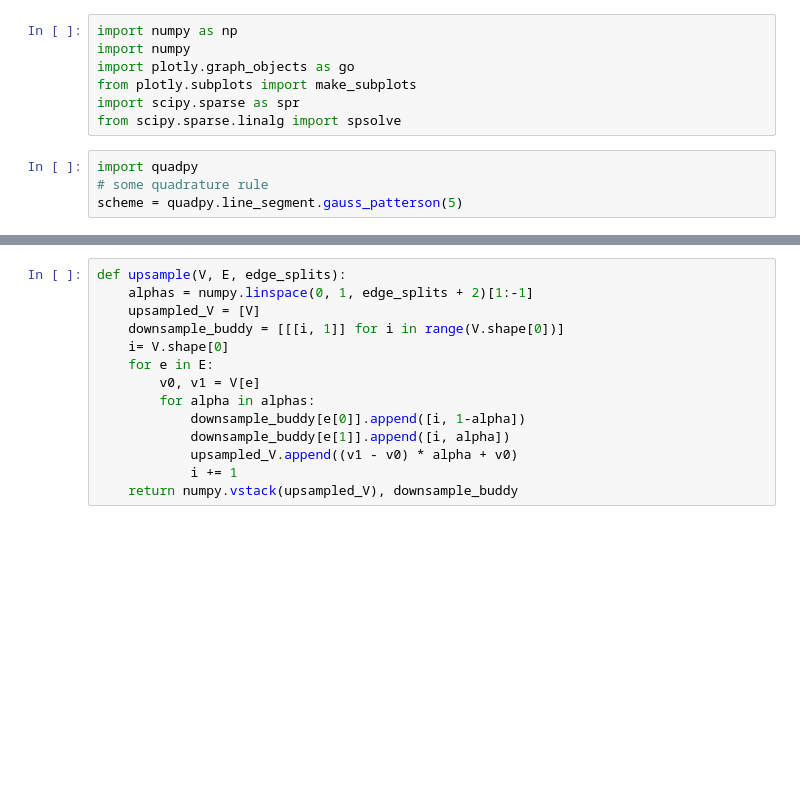
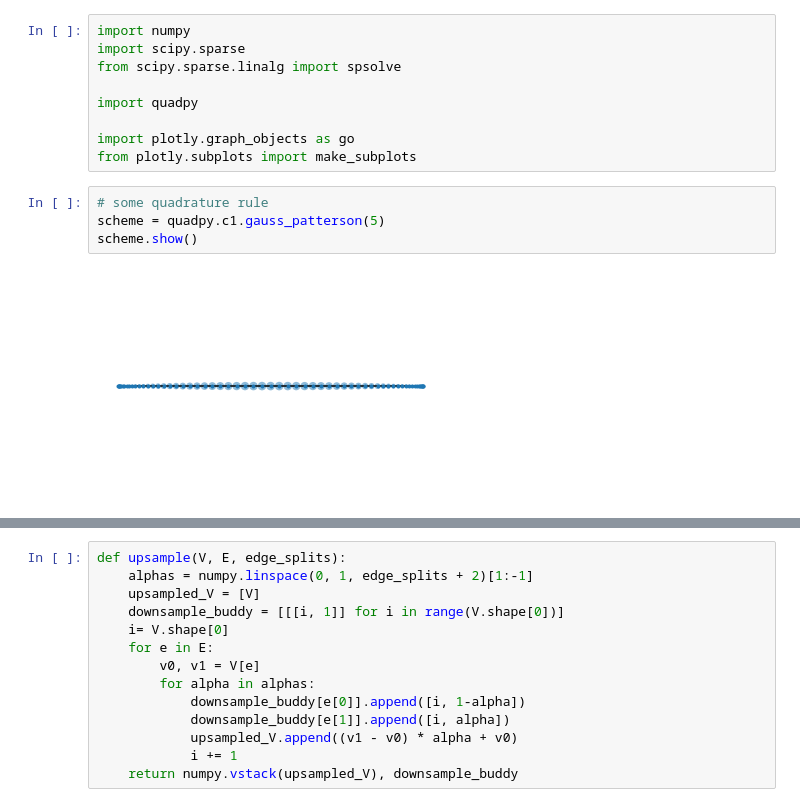
Before and after one commit to zfergus/high-order-ipc-data, a Jupyter notebook: notebooks/displacement_map.ipynb, the cells around one changed output, grey strips where cells are left out. Saved outputs shown, nothing was run; the diff lists cells and outputs as text; blank space fills up the shorter version.

```diff
--- a/notebooks/displacement_map.ipynb
+++ b/notebooks/displacement_map.ipynb
@@ -1,11 +1,15 @@
 # %%
-import numpy as np
 import numpy
+import scipy.sparse
+from scipy.sparse.linalg import spsolve
+
+import quadpy
+
 import plotly.graph_objects as go
 from plotly.subplots import make_subplots
-import scipy.sparse as spr
-from scipy.sparse.linalg import spsolve
 # %%
-import quadpy
 # some quadrature rule
-scheme = quadpy.line_segment.gauss_patterson(5)
+scheme = quadpy.c1.gauss_patterson(5)
+scheme.show()
+# %% [output]
+[figure, added]
```
Also changed, not shown: parts of 22 cells of this notebook, 1 other file.
